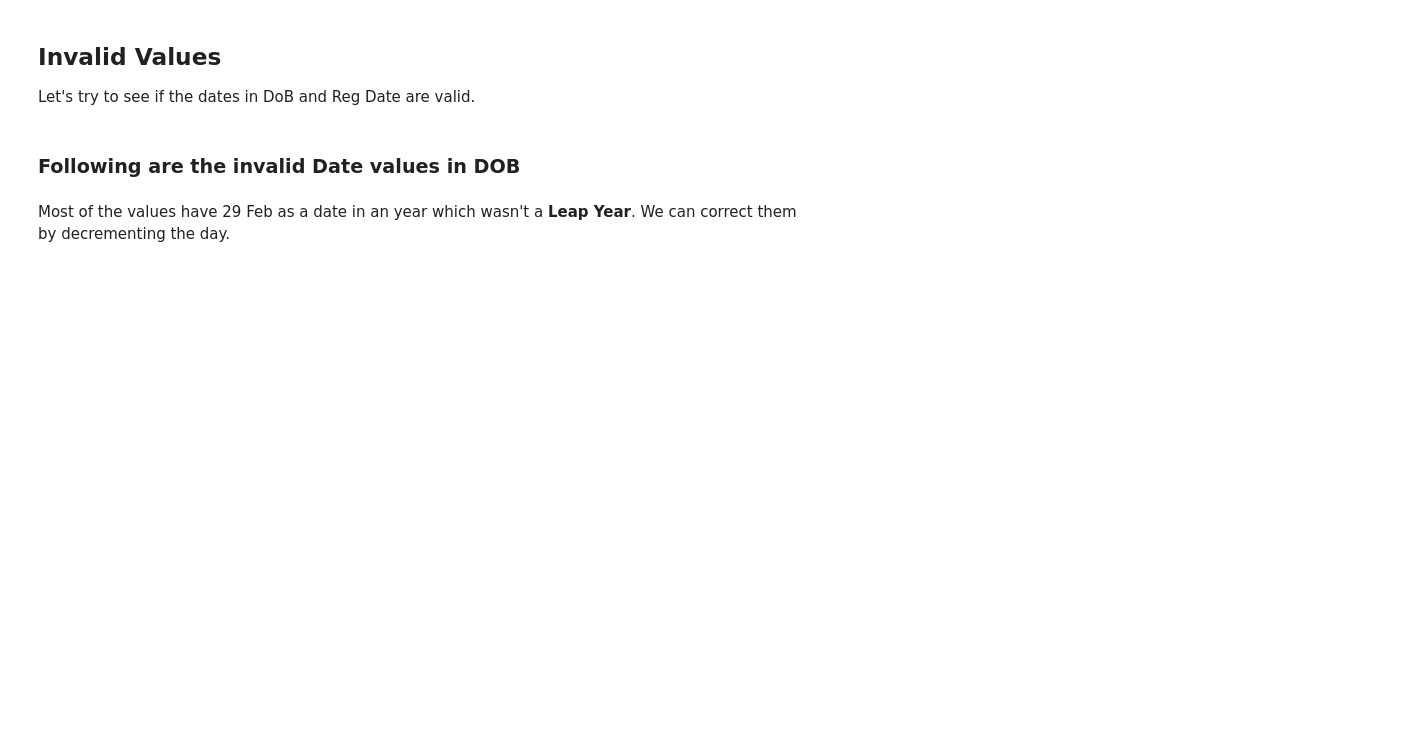
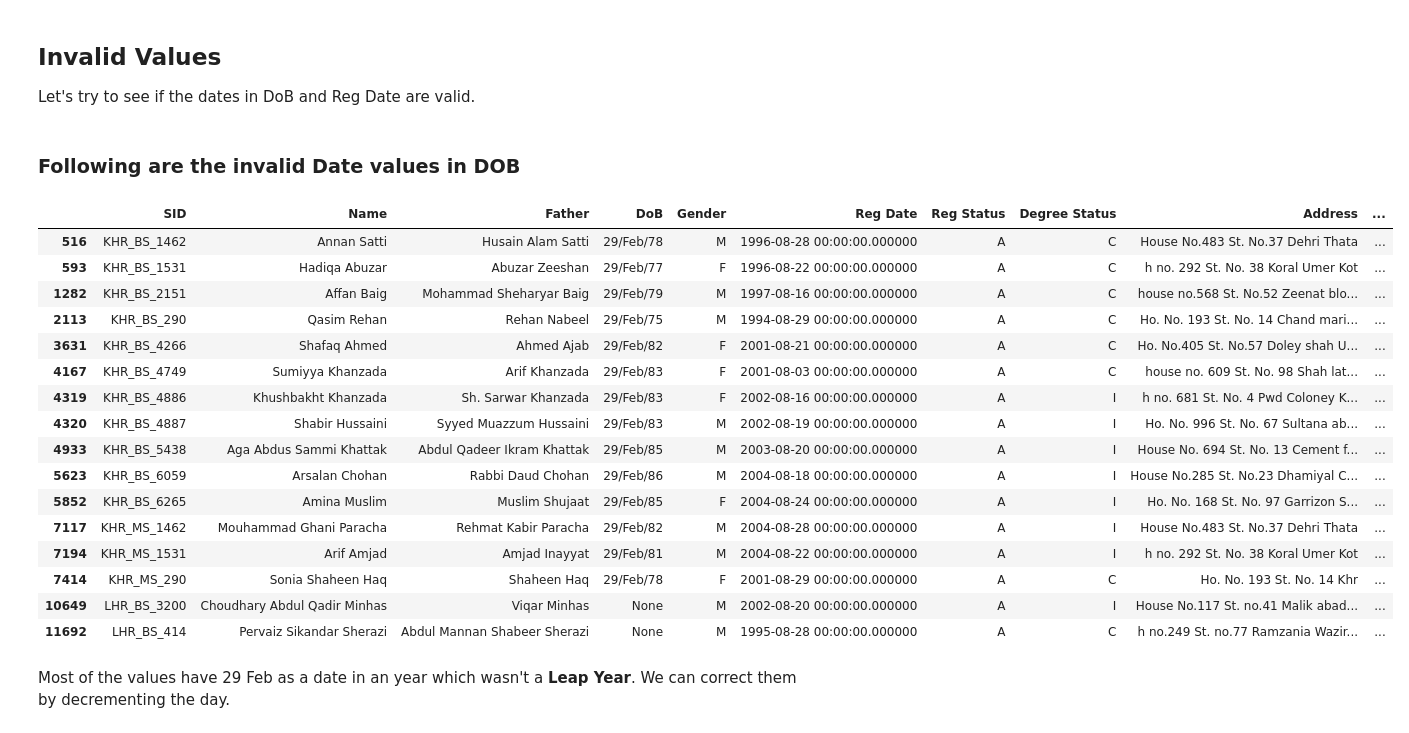
Before and after one commit to aadimator/CSE553-Data-Mining, a Jupyter notebook: 1.data-cleaning/Report.ipynb, the cells around one changed output. Drawn from its saved outputs; the diff is of its cells as text; code cells hidden in the pictures; blank space fills up the shorter version.

```diff
--- a/1.data-cleaning/Report.ipynb
+++ b/1.data-cleaning/Report.ipynb
@@ -212,7 +166,25 @@ df_reg.Year = pd.to_datetime(df_reg.Year)
 # %% [markdown]
 ### Following are the invalid Date values in DOB
 # %%
-# df_std[dob.isnull()]
+df_std[dob.isnull()]
+# %% [output]
+|  | SID | Name | Father | DoB | Gender | Reg Date | Reg Status | Degree Status | Address | ... |
+| 516 | KHR_BS_1462 | Annan Satti | Husain Alam Satti | 29/Feb/78 | M | 1996-08-28 00:00:00.000000 | A | C | House No.483 St. No.37 Dehri Thata | ... |
+| 593 | KHR_BS_1531 | Hadiqa Abuzar | Abuzar Zeeshan | 29/Feb/77 | F | 1996-08-22 00:00:00.000000 | A | C | h no. 292 St. No. 38 Koral Umer Kot | ... |
+| 1282 | KHR_BS_2151 | Affan Baig | Mohammad Sheharyar Baig | 29/Feb/79 | M | 1997-08-16 00:00:00.000000 | A | C | house no.568 St. No.52 Zeenat blo... | ... |
+| 2113 | KHR_BS_290 | Qasim Rehan | Rehan Nabeel | 29/Feb/75 | M | 1994-08-29 00:00:00.000000 | A | C | Ho. No. 193 St. No. 14 Chand mari... | ... |
+| 3631 | KHR_BS_4266 | Shafaq Ahmed | Ahmed Ajab | 29/Feb/82 | F | 2001-08-21 00:00:00.000000 | A | C | Ho. No.405 St. No.57 Doley shah U... | ... |
+| 4167 | KHR_BS_4749 | Sumiyya Khanzada | Arif Khanzada | 29/Feb/83 | F | 2001-08-03 00:00:00.000000 | A | C | house no. 609 St. No. 98 Shah lat... | ... |
+| 4319 | KHR_BS_4886 | Khushbakht Khanzada | Sh. Sarwar Khanzada | 29/Feb/83 | F | 2002-08-16 00:00:00.000000 | A | I | h no. 681 St. No. 4 Pwd Coloney K... | ... |
+| 4320 | KHR_BS_4887 | Shabir Hussaini | Syyed Muazzum Hussaini | 29/Feb/83 | M | 2002-08-19 00:00:00.000000 | A | I | Ho. No. 996 St. No. 67 Sultana ab... | ... |
+| 4933 | KHR_BS_5438 | Aga Abdus Sammi Khattak | Abdul Qadeer Ikram Khattak | 29/Feb/85 | M | 2003-08-20 00:00:00.000000 | A | I | House No. 694 St. No. 13 Cement f... | ... |
+| 5623 | KHR_BS_6059 | Arsalan Chohan | Rabbi Daud Chohan | 29/Feb/86 | M | 2004-08-18 00:00:00.000000 | A | I | House No.285 St. No.23 Dhamiyal C... | ... |
+| 5852 | KHR_BS_6265 | Amina Muslim | Muslim Shujaat | 29/Feb/85 | F | 2004-08-24 00:00:00.000000 | A | I | Ho. No. 168 St. No. 97 Garrizon S... | ... |
+| 7117 | KHR_MS_1462 | Mouhammad Ghani Paracha | Rehmat Kabir Paracha | 29/Feb/82 | M | 2004-08-28 00:00:00.000000 | A | I | House No.483 St. No.37 Dehri Thata | ... |
+| 7194 | KHR_MS_1531 | Arif Amjad | Amjad Inayyat | 29/Feb/81 | M | 2004-08-22 00:00:00.000000 | A | I | h no. 292 St. No. 38 Koral Umer Kot | ... |
+| 7414 | KHR_MS_290 | Sonia Shaheen Haq | Shaheen Haq | 29/Feb/78 | F | 2001-08-29 00:00:00.000000 | A | C | Ho. No. 193 St. No. 14 Khr | ... |
+| 10649 | LHR_BS_3200 | Choudhary Abdul Qadir Minhas | Viqar Minhas | None | M | 2002-08-20 00:00:00.000000 | A | I | House No.117 St. no.41 Malik abad... | ... |
+| 11692 | LHR_BS_414 | Pervaiz Sikandar Sherazi | Abdul Mannan Shabeer Sherazi | None | M | 1995-08-28 00:00:00.000000 | A | C | h no.249 St. no.77 Ramzania Wazir... | ... |
 # %% [markdown]
 Most of the values have 29 Feb as a date in an year which wasn't a **Leap Year**. We can correct them by decrementing the day.
 # %%
```
Also changed, not shown: parts of 95 cells of this notebook, 6 other files.
